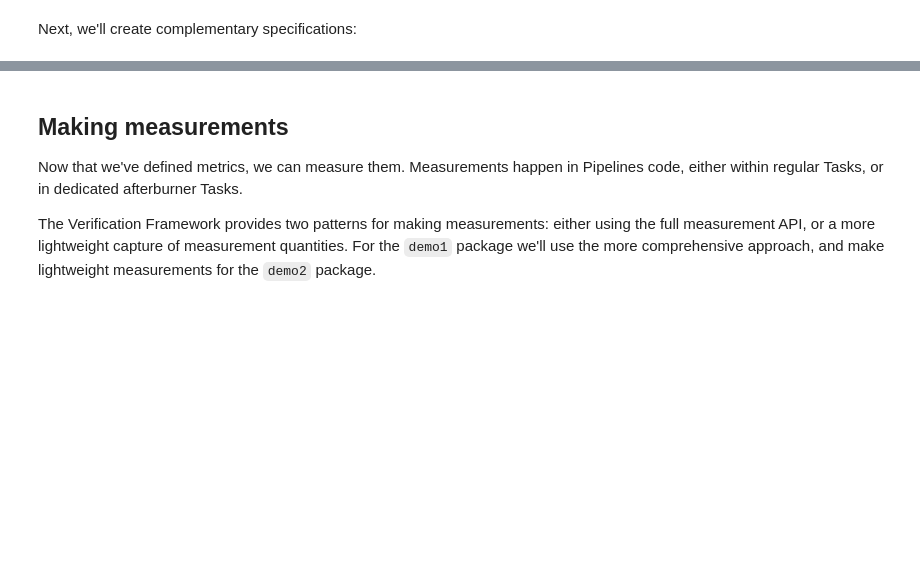
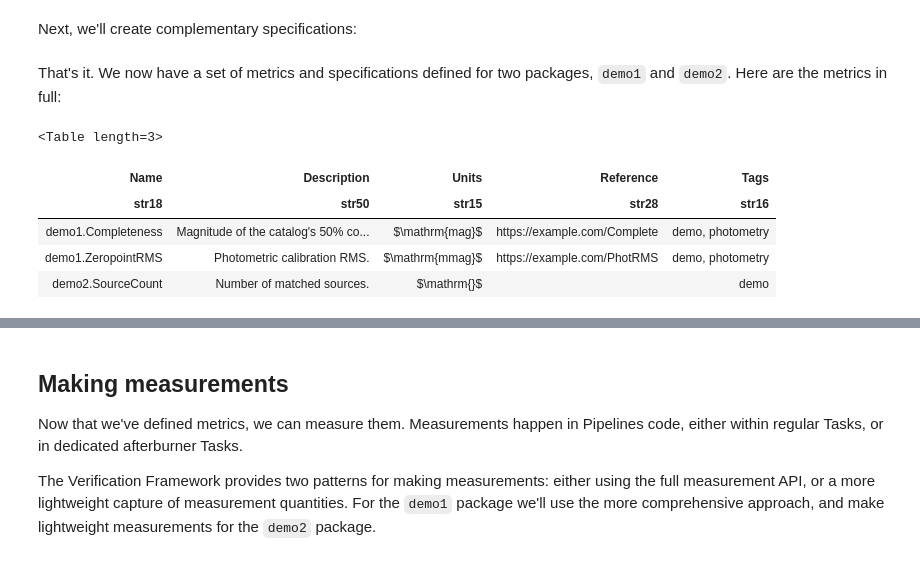
Before and after one commit to lsst-sqre/sqr-019, a Jupyter notebook: index.ipynb, the cells around one changed output, grey strips where cells are left out. Drawn from its saved outputs; the diff is of its cells as text; code cells hidden in the pictures; blank space fills up the shorter version.

```diff
--- a/index.ipynb
+++ b/index.ipynb
@@ -544,3 +557,14 @@ sourcecount_stretch_spec = lsst.verify.ThresholdSpecification(
     metadata_query={'camera': 'megacam', 'filter_name': 'r'}
 )
 demo_specs.insert(sourcecount_stretch_spec)
+# %% [markdown]
+That's it. We now have a set of metrics and specifications defined for two packages, `demo1` and `demo2`. Here are the metrics in full:
+# %%
+demo_metrics
+# %% [output]
+<Table length=3>
+| Name | Description | Units | Reference | Tags |
+| str18 | str50 | str15 | str28 | str16 |
+| demo1.Completeness | Magnitude of the catalog's 50% co... | $\mathrm{mag}$ | https://example.com/Complete | demo, photometry |
+| demo1.ZeropointRMS | Photometric calibration RMS. | $\mathrm{mmag}$ | https://example.com/PhotRMS | demo, photometry |
+| demo2.SourceCount | Number of matched sources. | $\mathrm{}$ |  | demo |
```
Also changed, not shown: parts of 24 cells of this notebook.
